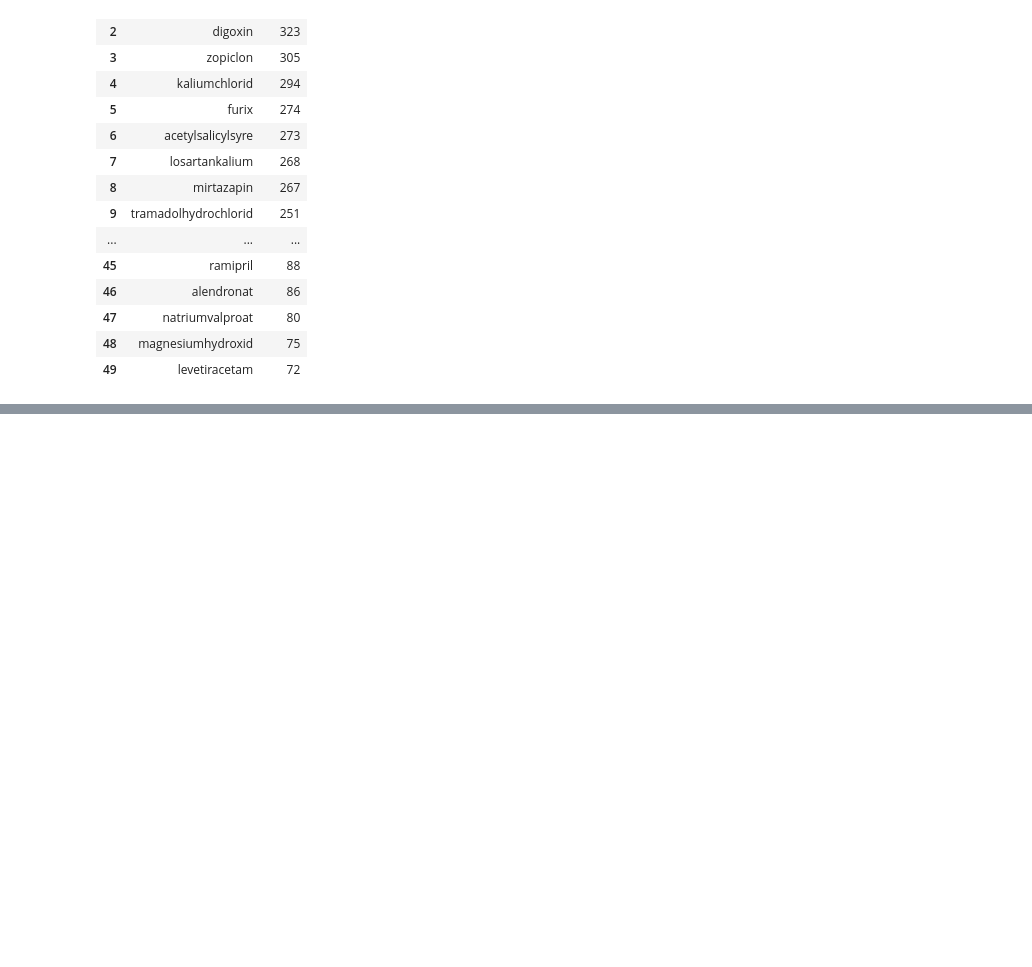
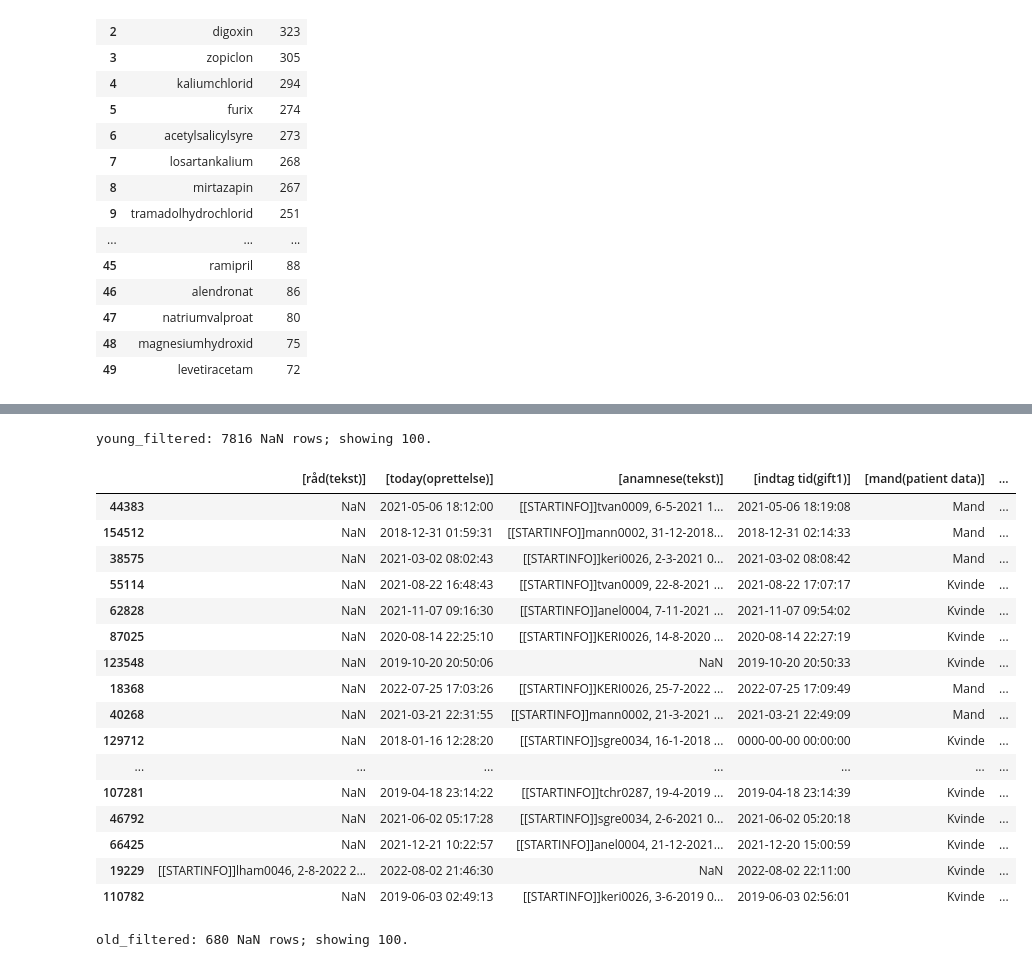
Before and after one commit to dana-mae/medical-poisoning, a Jupyter notebook: poisoning using medicine list.ipynb, the cells around one changed output, grey strips where cells are left out. Drawn from its saved outputs; the diff is of its cells as text; code cells hidden in the pictures; blank space fills up the shorter version.

```diff
--- a/poisoning using medicine list.ipynb
+++ b/poisoning using medicine list.ipynb
@@ -739,0 +723,68 @@ Name: count, dtype: int64
+# %%
+# ---------------------------------------------------------------------------
+# Show up to 100 random rows where
+# “[Akut forgiftning(Forespørgselsart)]” is missing (NaN)
+# – one sample for young_filtered and one for old_filtered
+# ---------------------------------------------------------------------------
+import pandas as pd
+from IPython.display import display
+
+pd.set_option('display.max_colwidth', None)      # show full cell text
+
+TARGET_COL = '[Akut forgiftning(Forespørgselsart)]'
+
+# the same “interesting” columns as before
+wanted_cols = [
+    '[Råd(Tekst)]', '[Today(Oprettelse)]', '[Anamnese(Tekst)]',
+    '[Indtag tid(gift1)]', '[Mand(Patient data)]',
+    '[Alder (år)(Patient data)]', '[Ingen risiko(Risiko)]',
+    '[generisk navn(gift1)]', '[navn(gift1)]', '[substans type(gift1)]',
+    '[Enhed(gift1)]', '[Styrke(gift1)]', '[antal(gift1)]', '[dosis(gift1)]'
+]
+
+def show_random_nan_rows(df, label, n=100, seed=42, col=TARGET_COL):
+    # exact column name (case-insensitive)
+    cmap  = {c.lower(): c for c in df.columns}
+    real  = cmap.get(col.lower())
+    if real is None:
+        print(f"{label}: column '{col}' not found.")
+        return
+
+    # rows where the column is truly NaN  (not a string)
+    subset = df[pd.isna(df[real])]
+
+    if subset.empty:
+        print(f"{label}: no NaN rows found for '{real}'.")
+        return
+
+    sample = subset.sample(n=min(n, len(subset)), random_state=seed)
+
+    # keep only the wanted columns that actually exist in the DF
+    available_cols = [cmap[c.lower()] for c in wanted_cols if c.lower() in cmap]
+
+    print(f"\n{label}: {len(subset)} NaN rows; showing {len(sample)}.")
+    display(sample[available_cols])
+
+# run for both data sets
+show_random_nan_rows(young_filtered, "young_filtered")
+show_random_nan_rows(old_filtered,  "old_filtered")
+# %% [output]
+young_filtered: 7816 NaN rows; showing 100.
+|  | [råd(tekst)] | [today(oprettelse)] | [anamnese(tekst)] | [indtag tid(gift1)] | [mand(patient data)] | ... |
+| 44383 | NaN | 2021-05-06 18:12:00 | [[STARTINFO]]tvan0009, 6-5-2021 1... | 2021-05-06 18:19:08 | Mand | ... |
+| 154512 | NaN | 2018-12-31 01:59:31 | [[STARTINFO]]mann0002, 31-12-2018... | 2018-12-31 02:14:33 | Mand | ... |
+| 38575 | NaN | 2021-03-02 08:02:43 | [[STARTINFO]]keri0026, 2-3-2021 0... | 2021-03-02 08:08:42 | Mand | ... |
+| 55114 | NaN | 2021-08-22 16:48:43 | [[STARTINFO]]tvan0009, 22-8-2021 ... | 2021-08-22 17:07:17 | Kvinde | ... |
+| 62828 | NaN | 2021-11-07 09:16:30 | [[STARTINFO]]anel0004, 7-11-2021 ... | 2021-11-07 09:54:02 | Kvinde | ... |
+| 87025 | NaN | 2020-08-14 22:25:10 | [[STARTINFO]]KERI0026, 14-8-2020 ... | 2020-08-14 22:27:19 | Kvinde | ... |
+| 123548 | NaN | 2019-10-20 20:50:06 | NaN | 2019-10-20 20:50:33 | Kvinde | ... |
+| 18368 | NaN | 2022-07-25 17:03:26 | [[STARTINFO]]KERI0026, 25-7-2022 ... | 2022-07-25 17:09:49 | Mand | ... |
+| 40268 | NaN | 2021-03-21 22:31:55 | [[STARTINFO]]mann0002, 21-3-2021 ... | 2021-03-21 22:49:09 | Mand | ... |
+| 129712 | NaN | 2018-01-16 12:28:20 | [[STARTINFO]]sgre0034, 16-1-2018 ... | 0000-00-00 00:00:00 | Kvinde | ... |
+| ... | ... | ... | ... | ... | ... | ... |
+| 107281 | NaN | 2019-04-18 23:14:22 | [[STARTINFO]]tchr0287, 19-4-2019 ... | 2019-04-18 23:14:39 | Kvinde | ... |
+| 46792 | NaN | 2021-06-02 05:17:28 | [[STARTINFO]]sgre0034, 2-6-2021 0... | 2021-06-02 05:20:18 | Kvinde | ... |
+| 66425 | NaN | 2021-12-21 10:22:57 | [[STARTINFO]]anel0004, 21-12-2021... | 2021-12-20 15:00:59 | Kvinde | ... |
+| 19229 | [[STARTINFO]]lham0046, 2-8-2022 2... | 2022-08-02 21:46:30 | NaN | 2022-08-02 22:11:00 | Kvinde | ... |
+| 110782 | NaN | 2019-06-03 02:49:13 | [[STARTINFO]]keri0026, 3-6-2019 0... | 2019-06-03 02:56:01 | Kvinde | ... |
+old_filtered: 680 NaN rows; showing 100.
```
Also changed, not shown: parts of 16 cells of this notebook, 1 other file.
